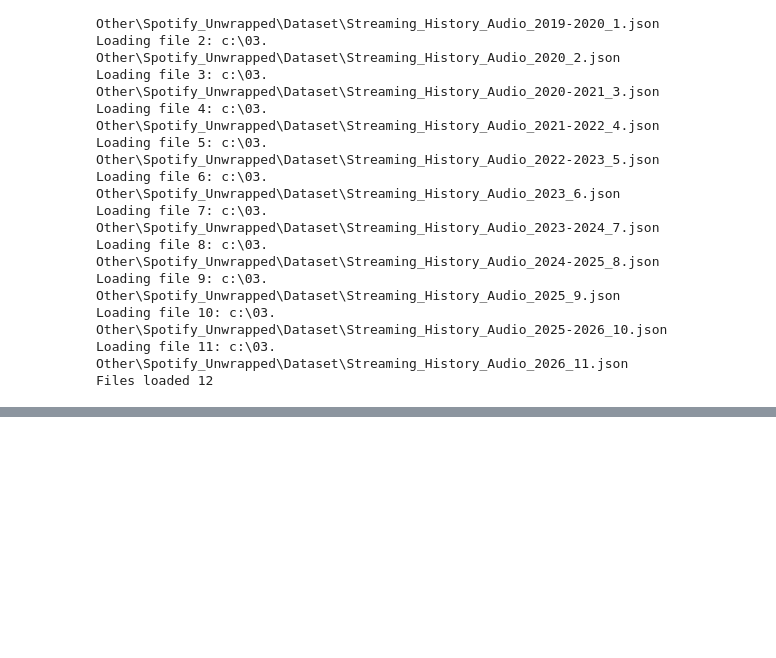
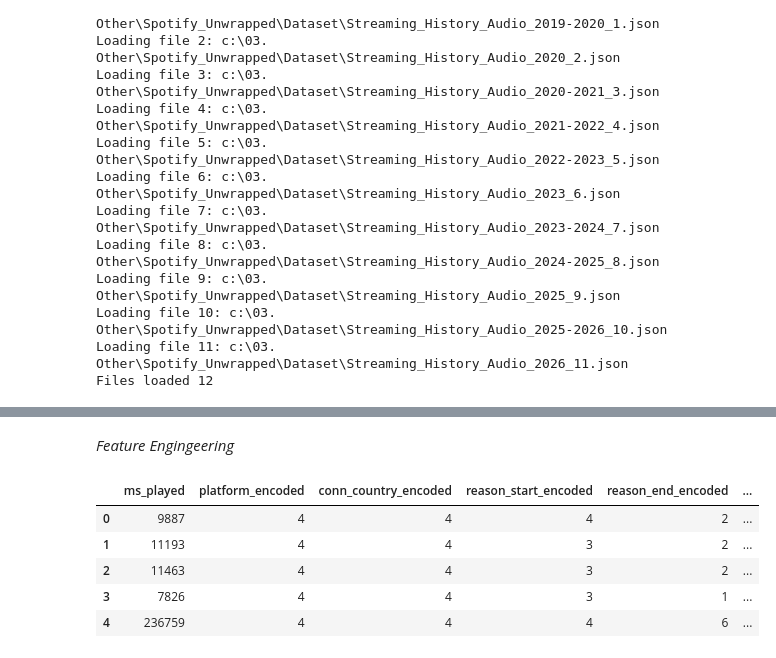
Before and after one commit to miqbal-id27/Spotify_Unwrapped, a Jupyter notebook: demand_forecast.ipynb, the cells around one changed output, grey strips where cells are left out. Drawn from its saved outputs; the diff is of its cells as text; code cells hidden in the pictures; blank space fills up the shorter version.

```diff
--- a/demand_forecast.ipynb
+++ b/demand_forecast.ipynb
@@ -127,0 +250,36 @@ df_json.head()
+# %% [markdown]
+*Feature Engingeering*
+# %%
+# Temporal Feature Engineering
+# Extracting Time-Based Features
+df_encoded["ts"] = pd.to_datetime(df_encoded["ts"])
+
+# Date-Based Features
+df_encoded["Day"]               = df_encoded["ts"].dt.day
+df_encoded["Month"]             = df_encoded["ts"].dt.month
+df_encoded["Year"]              = df_encoded["ts"].dt.year
+df_encoded["day_of_week"]       = df_encoded["ts"].dt.dayofweek + 1
+df_encoded["week_of_year"]      = df_encoded["ts"].dt.isocalendar().week
+
+# Time-Based Features
+df_encoded["Second"]            = df_encoded["ts"].dt.second
+df_encoded["Minute"]            = df_encoded["ts"].dt.minute
+df_encoded["Hour"]              = df_encoded["ts"].dt.hour
+
+# Feature Generation
+# Date Combination Features
+df_encoded['Month-Year']        = df_encoded['Month'].astype(str) + '-' + df_encoded['Year'].astype(str)
+df_encoded['Day-Month']         = df_encoded['Day'].astype(str) + '-' + df_encoded['Month'].astype(str)
+df_encoded['Hour-Day']          = df_encoded['Hour'].astype(str) + '-' + df_encoded['Day'].astype(str)
+
+# Drop the original timestamp
+df_encoded.drop(columns=["ts"], inplace=True)
+
+df_encoded.head()
+# %% [output]
+|  | ms_played | platform_encoded | conn_country_encoded | reason_start_encoded | reason_end_encoded | ... |
+| 0 | 9887 | 4 | 4 | 4 | 2 | ... |
+| 1 | 11193 | 4 | 4 | 3 | 2 | ... |
+| 2 | 11463 | 4 | 4 | 3 | 2 | ... |
+| 3 | 7826 | 4 | 4 | 3 | 1 | ... |
+| 4 | 236759 | 4 | 4 | 4 | 6 | ... |
```
Also changed, not shown: parts of 29 cells of this notebook.
